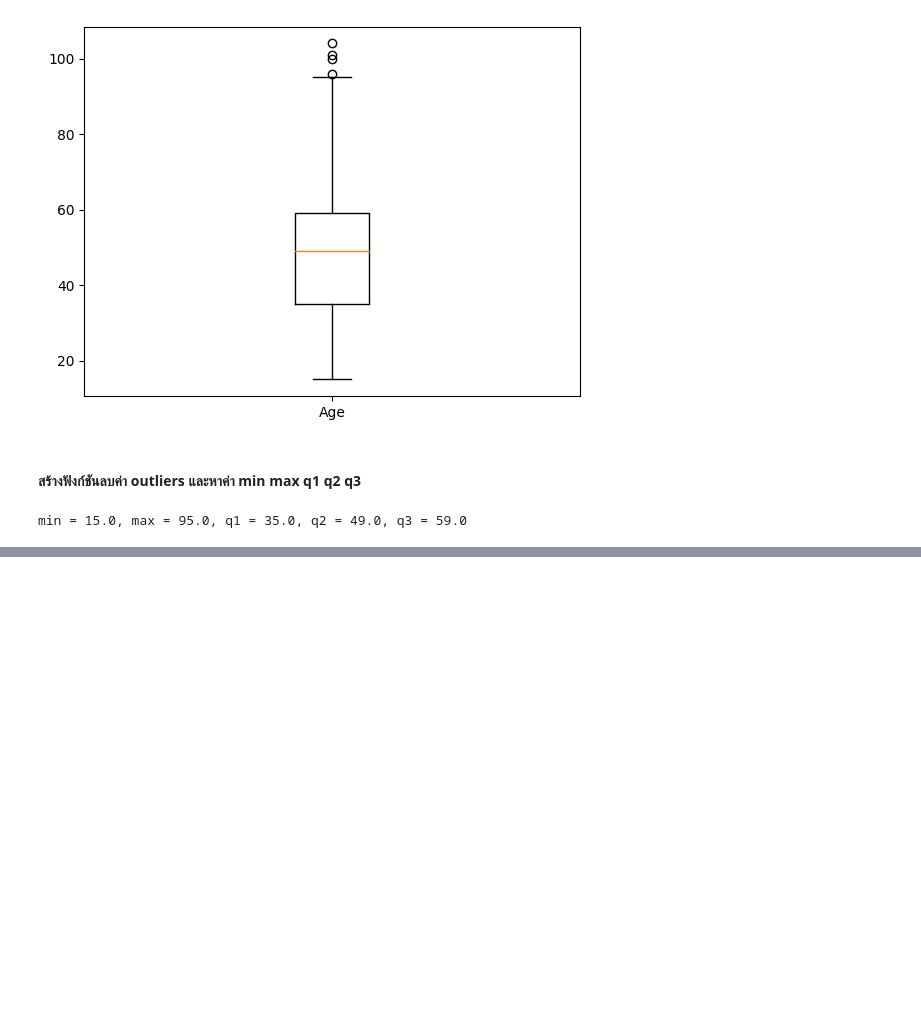
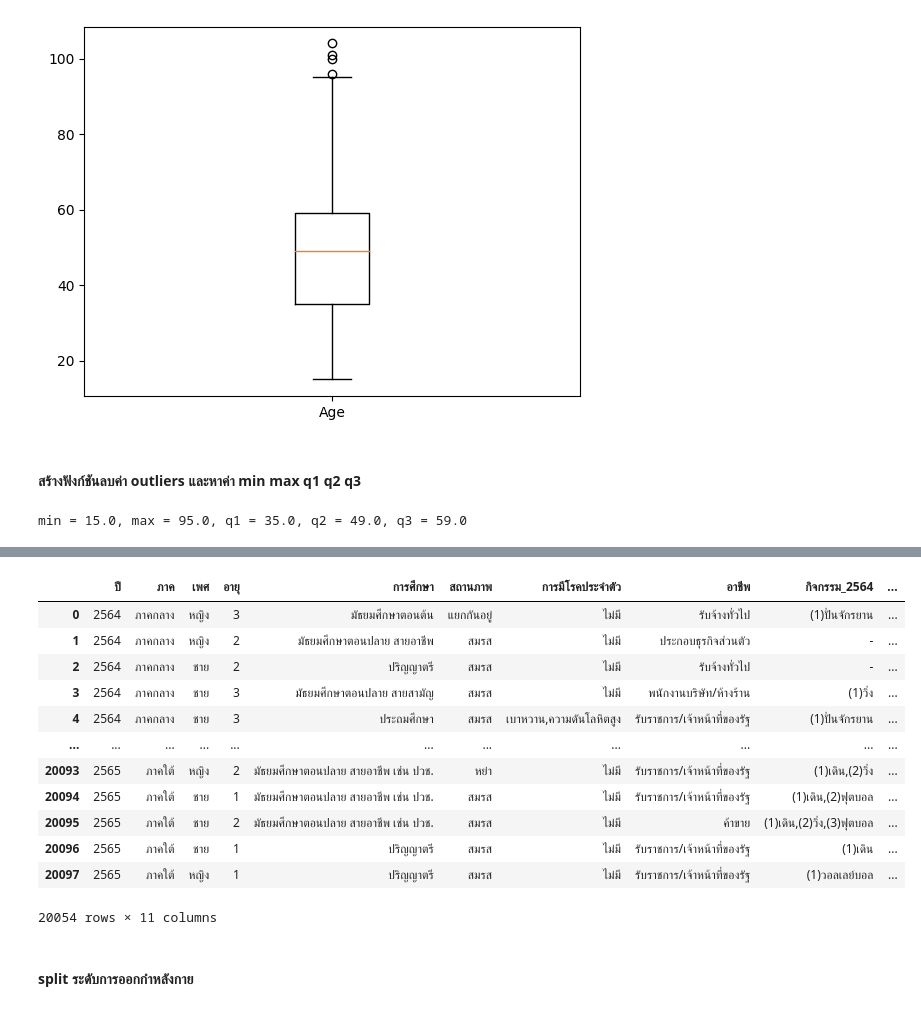
Before and after one commit to Tonry12/BSC_DPDM23, a Jupyter notebook: final_project.ipynb, the cells around one changed output, grey strips where cells are left out. Cells and saved outputs as stored; diff of their text form; code cells hidden in the pictures; blank space fills up the shorter version.

Commit message:
split

```diff
--- a/final_project.ipynb
+++ b/final_project.ipynb
@@ -384,0 +422,22 @@ min = 15.0, max = 95.0, q1 = 35.0, q2 = 49.0, q3 = 59.0
+# %%
+df.loc[(df['อายุ'] >= 15) & (df['อายุ'] <= 35), 'อายุ'] = 1
+df.loc[(df['อายุ'] >= 36) & (df['อายุ'] <= 49), 'อายุ'] = 2
+df.loc[(df['อายุ'] >= 50) & (df['อายุ'] <= 59), 'อายุ'] = 3
+df.loc[(df['อายุ'] >= 60) & (df['อายุ'] <= 95), 'อายุ'] = 4
+df
+# %% [output]
+|  | ปี | ภาค | เพศ | อายุ | การศึกษา | สถานภาพ | การมีโรคประจำตัว | อาชีพ | กิจกรรม_2564 | ... |
+| 0 | 2564 | ภาคกลาง | หญิง | 3 | มัธยมศึกษาตอนต้น | แยกกันอยู่ | ไม่มี | รับจ้างทั่วไป | (1)ปั่นจักรยาน | ... |
+| 1 | 2564 | ภาคกลาง | หญิง | 2 | มัธยมศึกษาตอนปลาย สายอาชีพ | สมรส | ไม่มี | ประกอบธุรกิจส่วนตัว | - | ... |
+| 2 | 2564 | ภาคกลาง | ชาย | 2 | ปริญญาตรี | สมรส | ไม่มี | รับจ้างทั่วไป | - | ... |
+| 3 | 2564 | ภาคกลาง | ชาย | 3 | มัธยมศึกษาตอนปลาย สายสามัญ | สมรส | ไม่มี | พนักงานบริษัท/ห้างร้าน | (1)วิ่ง | ... |
+| 4 | 2564 | ภาคกลาง | ชาย | 3 | ประถมศึกษา | สมรส | เบาหวาน,ความดันโลหิตสูง | รับราชการ/เจ้าหน้าที่ของรัฐ | (1)ปั่นจักรยาน | ... |
+| ... | ... | ... | ... | ... | ... | ... | ... | ... | ... | ... |
+| 20093 | 2565 | ภาคใต้ | หญิง | 2 | มัธยมศึกษาตอนปลาย สายอาชีพ เช่น ปวช. | หย่า | ไม่มี | รับราชการ/เจ้าหน้าที่ของรัฐ | (1)เดิน,(2)วิ่ง | ... |
+| 20094 | 2565 | ภาคใต้ | ชาย | 1 | มัธยมศึกษาตอนปลาย สายอาชีพ เช่น ปวช. | สมรส | ไม่มี | รับราชการ/เจ้าหน้าที่ของรัฐ | (1)เดิน,(2)ฟุตบอล | ... |
+| 20095 | 2565 | ภาคใต้ | ชาย | 2 | มัธยมศึกษาตอนปลาย สายอาชีพ เช่น ปวช. | สมรส | ไม่มี | ค้าขาย | (1)เดิน,(2)วิ่ง,(3)ฟุตบอล | ... |
+| 20096 | 2565 | ภาคใต้ | ชาย | 1 | ปริญญาตรี | สมรส | ไม่มี | รับราชการ/เจ้าหน้าที่ของรัฐ | (1)เดิน | ... |
+| 20097 | 2565 | ภาคใต้ | หญิง | 1 | ปริญญาตรี | สมรส | ไม่มี | รับราชการ/เจ้าหน้าที่ของรัฐ | (1)วอลเลย์บอล | ... |
+20054 rows × 11 columns
+# %% [markdown]
+#### split ระดับการออกกำหลังกาย
```
Also changed, not shown: parts of 20 cells of this notebook.
